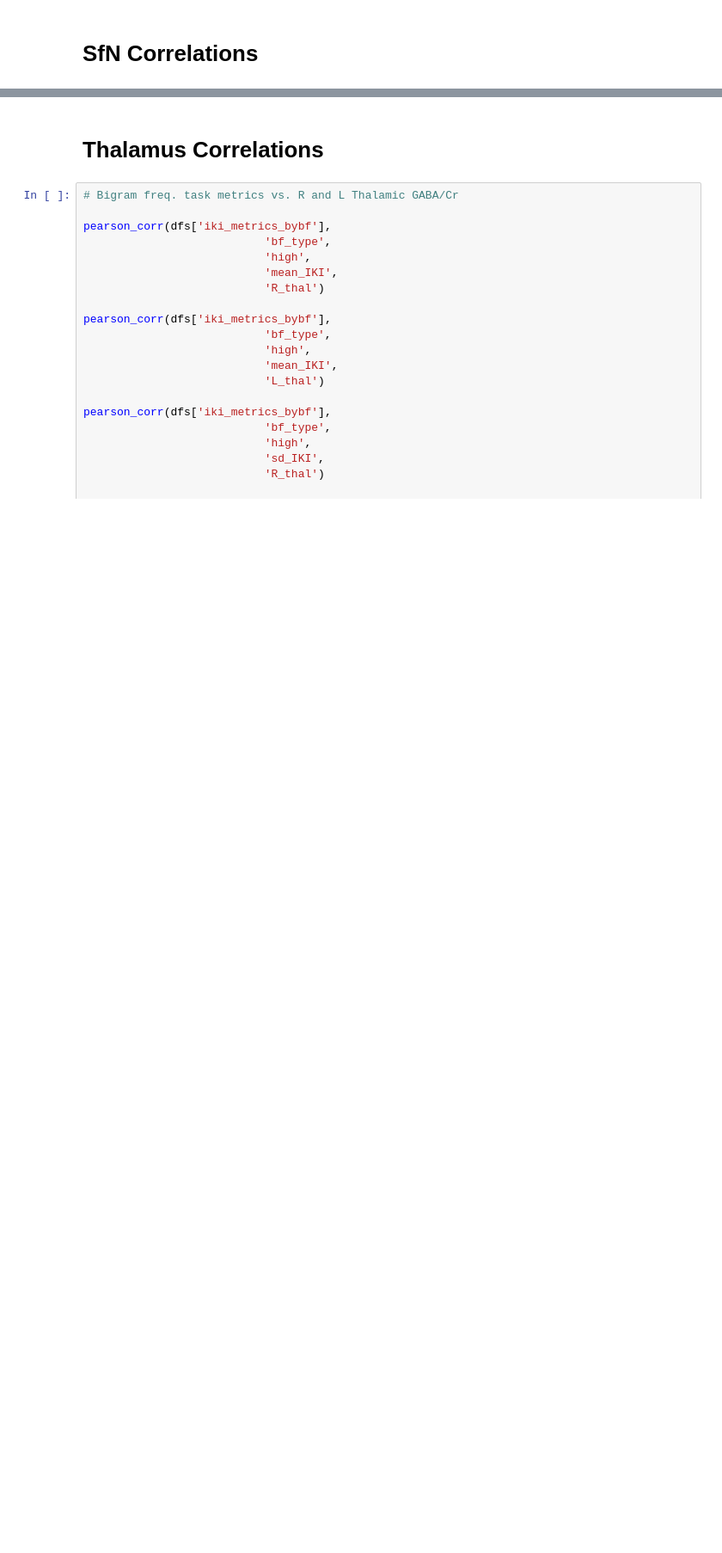
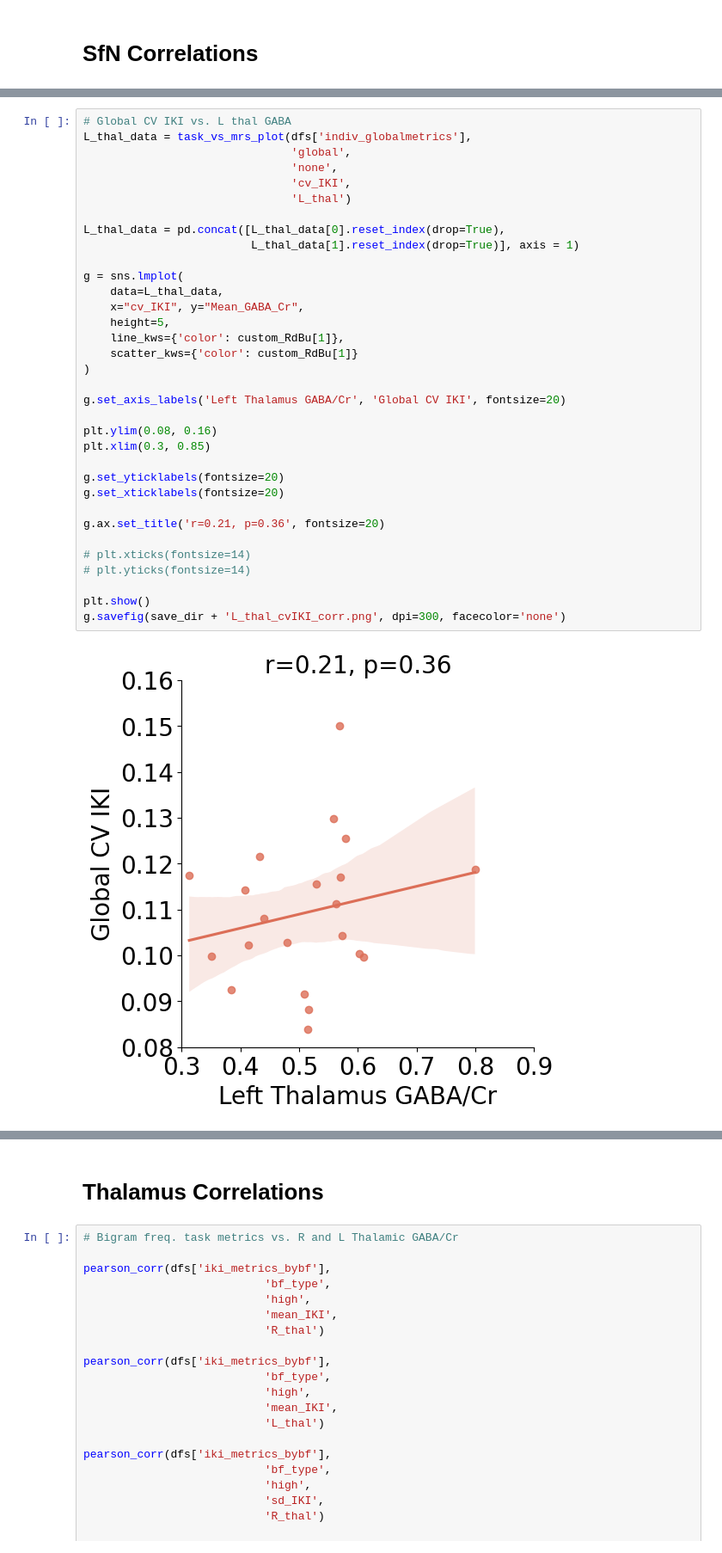
Before and after one commit to rruopp/typingexp, a Jupyter notebook: typing_task_analysis/MRS_analysis.ipynb, the cells around one changed output, grey strips where cells are left out. Shown at 86% size. Saved outputs shown, nothing was run; the diff lists cells and outputs as text; blank space fills up the shorter version.

```diff
--- a/typing_task_analysis/MRS_analysis.ipynb
+++ b/typing_task_analysis/MRS_analysis.ipynb
@@ -128,0 +291,36 @@ pg.pairwise_tests(no_occ, 'Mean_GABA_Cr', 'voxel', effsize='cohen', padjust='bon
+# %%
+# Global CV IKI vs. L thal GABA
+L_thal_data = task_vs_mrs_plot(dfs['indiv_globalmetrics'],
+                               'global',
+                               'none',
+                               'cv_IKI',
+                               'L_thal')
+
+L_thal_data = pd.concat([L_thal_data[0].reset_index(drop=True),
+                         L_thal_data[1].reset_index(drop=True)], axis = 1)
+
+g = sns.lmplot(
+    data=L_thal_data,
+    x="cv_IKI", y="Mean_GABA_Cr",
+    height=5,
+    line_kws={'color': custom_RdBu[1]},
+    scatter_kws={'color': custom_RdBu[1]}
+)
+
+g.set_axis_labels('Left Thalamus GABA/Cr', 'Global CV IKI', fontsize=20)
+
+plt.ylim(0.08, 0.16)
+plt.xlim(0.3, 0.85)
+
+g.set_yticklabels(fontsize=20)
+g.set_xticklabels(fontsize=20)
+
+g.ax.set_title('r=0.21, p=0.36', fontsize=20)
+
+# plt.xticks(fontsize=14)
+# plt.yticks(fontsize=14)
+
+plt.show()
+g.savefig(save_dir + 'L_thal_cvIKI_corr.png', dpi=300, facecolor='none')
+# %% [output]
+[figure, added]
```
Also changed, not shown: parts of 43 cells of this notebook, 34 other files.
